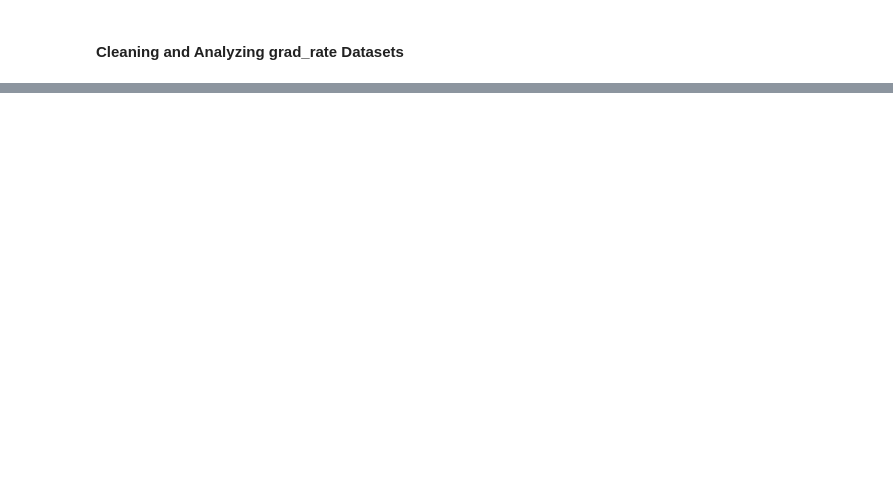
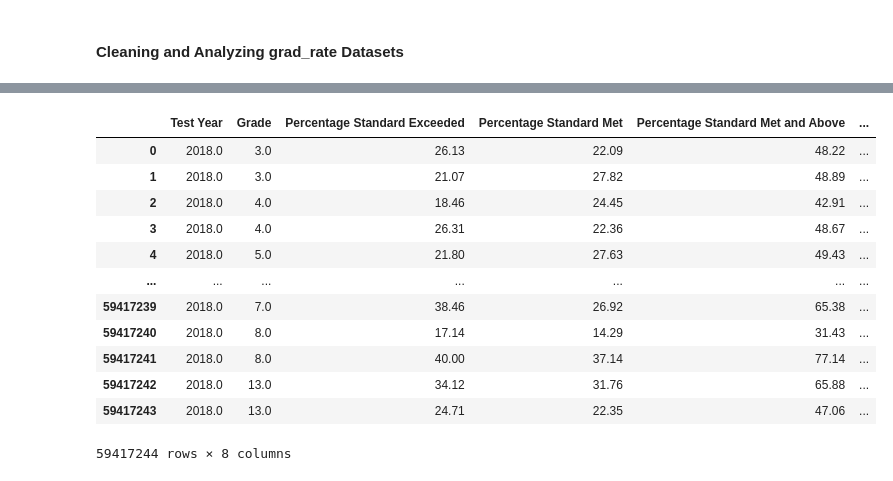
Before and after one commit to meganajoseph/HealthAndSuccess, a Jupyter notebook: Health_and_Academic_Success.ipynb, the cells around one changed output, grey strips where cells are left out. Saved outputs shown, nothing was run; the diff lists cells and outputs as text; code cells hidden in the pictures; blank space fills up the shorter version.

Commit message:
finished cleaning graduation dataset working on test scores

```diff
--- a/Health_and_Academic_Success.ipynb
+++ b/Health_and_Academic_Success.ipynb
@@ -785,2 +436,5 @@ plt.show()
 # %%
-math_17_18
+filtered_test_scores_17_18 = test_scores_17_18[(test_scores_17_18 != '*').all(axis=1)]
+filtered_test_scores_18_19 = test_scores_18_19[(test_scores_18_19 != '*').all(axis=1)]
+filtered_test_scores_20_21 = test_scores_20_21[(test_scores_20_21 != '*').all(axis=1)]
+filtered_test_scores_21_22 = test_scores_21_22[(test_scores_21_22 != '*').all(axis=1)]
@@ -889,0 +458,39 @@ array(['70', '73', '76', '85-89', '31', '68', '60', '50-54', '30', '40',
+# %%
+select_cols_filtered_test_scores_17_18 = filtered_test_scores_17_18[['School Code', 'Test Year', 'Grade', 'Percentage Standard Exceeded', 'Percentage Standard Met',
+       'Percentage Standard Met and Above', 'Percentage Standard Nearly Met',
+       'Percentage Standard Not Met']]
+select_cols_filtered_test_scores_18_19 = filtered_test_scores_18_19[['School Code', 'Test Year', 'Grade', 'Percentage Standard Exceeded', 'Percentage Standard Met',
+       'Percentage Standard Met and Above', 'Percentage Standard Nearly Met',
+       'Percentage Standard Not Met']]
+select_cols_filtered_test_scores_20_21 = filtered_test_scores_20_21[['School Code', 'Test Year', 'Grade', 'Percentage Standard Exceeded', 'Percentage Standard Met',
+       'Percentage Standard Met and Above', 'Percentage Standard Nearly Met',
+       'Percentage Standard Not Met']]
+select_cols_filtered_test_scores_21_22 = filtered_test_scores_21_22[['School Code', 'Test Year', 'Grade', 'Percentage Standard Exceeded', 'Percentage Standard Met',
+       'Percentage Standard Met and Above', 'Percentage Standard Nearly Met',
+       'Percentage Standard Not Met']]
+# %%
+filtered_county_names_17_18 = county_names_17_18[['School Code', 'County Name']][county_names_17_18['County Name'].isin(bay_counties)]
+filtered_county_names_18_19 = county_names_18_19[['School Code', 'County Name']][county_names_18_19['County Name'].isin(bay_counties)]
+filtered_county_names_20_21 = county_names_20_21[['School Code', 'County Name']][county_names_20_21['County Name'].isin(bay_counties)]
+filtered_county_names_21_22 = county_names_21_22[['School Code', 'County Name']][county_names_21_22['County Name'].isin(bay_counties)]
+# %%
+bay_test_scores_17_18 = select_cols_filtered_test_scores_17_18.merge(filtered_county_names_17_18, left_on='School Code', right_on='School Code', how='right').drop('School Code', axis=1)
+bay_test_scores_18_19 = select_cols_filtered_test_scores_18_19.merge(filtered_county_names_18_19, left_on='School Code', right_on='School Code', how='right').drop('School Code', axis=1)
+bay_test_scores_20_21 = select_cols_filtered_test_scores_20_21.merge(filtered_county_names_20_21, left_on='School Code', right_on='School Code', how='right').drop('School Code', axis=1)
+bay_test_scores_21_22 = select_cols_filtered_test_scores_21_22.merge(filtered_county_names_21_22, left_on='School Code', right_on='School Code', how='right').drop('School Code', axis=1)
+# %%
+bay_test_scores_17_18
+# %% [output]
+|  | Test Year | Grade | Percentage Standard Exceeded | Percentage Standard Met | Percentage Standard Met and Above | ... |
+| 0 | 2018.0 | 3.0 | 26.13 | 22.09 | 48.22 | ... |
+| 1 | 2018.0 | 3.0 | 21.07 | 27.82 | 48.89 | ... |
+| 2 | 2018.0 | 4.0 | 18.46 | 24.45 | 42.91 | ... |
+| 3 | 2018.0 | 4.0 | 26.31 | 22.36 | 48.67 | ... |
+| 4 | 2018.0 | 5.0 | 21.80 | 27.63 | 49.43 | ... |
+| ... | ... | ... | ... | ... | ... | ... |
+| 59417239 | 2018.0 | 7.0 | 38.46 | 26.92 | 65.38 | ... |
+| 59417240 | 2018.0 | 8.0 | 17.14 | 14.29 | 31.43 | ... |
+| 59417241 | 2018.0 | 8.0 | 40.00 | 37.14 | 77.14 | ... |
+| 59417242 | 2018.0 | 13.0 | 34.12 | 31.76 | 65.88 | ... |
+| 59417243 | 2018.0 | 13.0 | 24.71 | 22.35 | 47.06 | ... |
+59417244 rows × 8 columns
```
Also changed, not shown: parts of 51 cells of this notebook.
